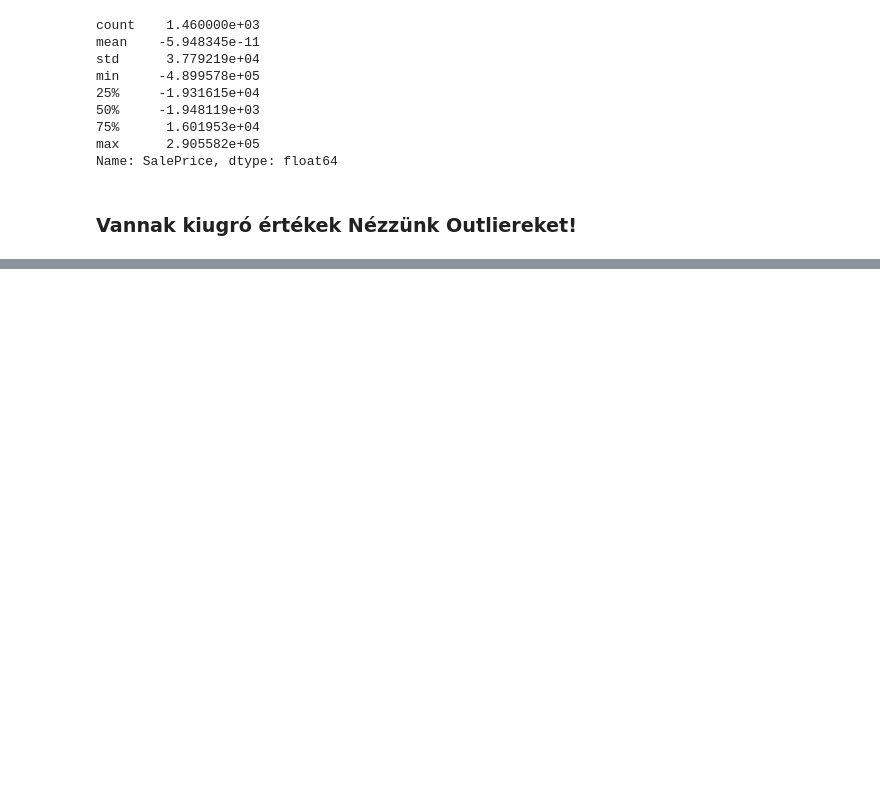
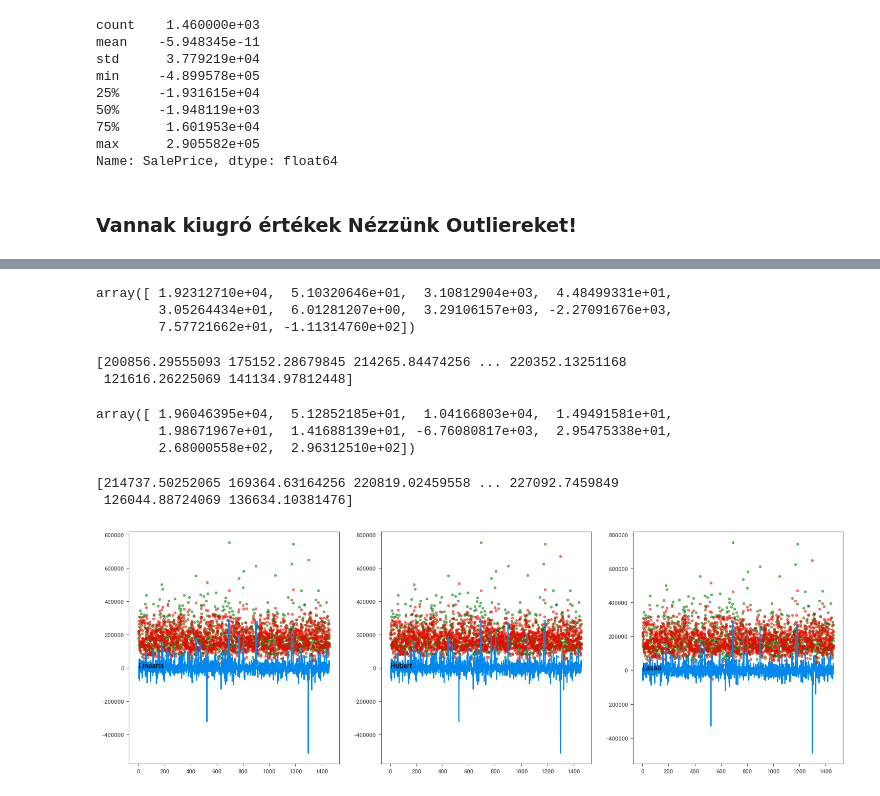
Before and after one commit to sipocz/Colab, a Jupyter notebook: Ames_house_pricing_analysis.ipynb, the cells around one changed output, grey strips where cells are left out. Drawn from its saved outputs; the diff is of its cells as text; code cells hidden in the pictures; blank space fills up the shorter version.

```diff
--- a/Ames_house_pricing_analysis.ipynb
+++ b/Ames_house_pricing_analysis.ipynb
@@ -320,0 +342,58 @@ Name: SalePrice, dtype: float64
+# %%
+huberreg=linear_model.HuberRegressor(max_iter=400)
+huberreg.fit(df[kritical[1:]], df[kritical[0]])
+huberreg.coef_
+# %% [output]
+array([ 1.92312710e+04,  5.10320646e+01,  3.10812904e+03,  4.48499331e+01,
+        3.05264434e+01,  6.01281207e+00,  3.29106157e+03, -2.27091676e+03,
+        7.57721662e+01, -1.11314760e+02])
+# %%
+hubpred=huberreg.predict(df[kritical[1:]])
+print(hubpred)
+diffihubert=(df["SalePrice"]-hubpred)
+# %% [output]
+[200856.29555093 175152.28679845 214265.84474256 ... 220352.13251168
+ 121616.26225069 141134.97812448]
+# %%
+from sklearn.linear_model import Lasso
+lassoreg=Lasso(max_iter=400,alpha=0.1,normalize=True)
+lassoreg.fit(df[kritical[1:]], df[kritical[0]])
+lassoreg.coef_
+# %% [output]
+array([ 1.96046395e+04,  5.12852185e+01,  1.04166803e+04,  1.49491581e+01,
+        1.98671967e+01,  1.41688139e+01, -6.76080817e+03,  2.95475338e+01,
+        2.68000558e+02,  2.96312510e+02])
+# %%
+lassopred=lassoreg.predict(df[kritical[1:]])
+print(lassopred)
+diffilasso=(df["SalePrice"]-lassopred)
+# %% [output]
+[214737.50252065 169364.63164256 220819.02459558 ... 227092.7459849
+ 126044.88724069 136634.10381476]
+# %%
+plt.figure(figsize=(18,6))
+plt.subplot(131)
+plt.scatter(df["Id"],df["SalePrice"],c="green",alpha=0.5)
+plt.scatter(df["Id"],linpred[:],c="red",alpha=0.5)
+plt.plot(df["Id"],diffi[:])
+plt.text(0,0,"Linearis")
+
+
+plt.subplot(132)
+plt.scatter(df["Id"],df["SalePrice"],c="green",alpha=0.5)
+plt.scatter(df["Id"],hubpred[:],c="red",alpha=0.5)
+plt.plot(df["Id"],diffihubert[:])
+plt.text(0,0,"Hubert")
+
+
+plt.subplot(133)
+plt.scatter(df["Id"],df["SalePrice"],c="green",alpha=0.5)
+plt.scatter(df["Id"],lassopred[:],c="red",alpha=0.5)
+plt.plot(df["Id"],diffilasso[:])
+plt.text(0,0,"Lasso")
+
+
+
+plt.show()
+# %% [output]
+[figure, added]
```
Also changed, not shown: parts of 4 cells of this notebook.
